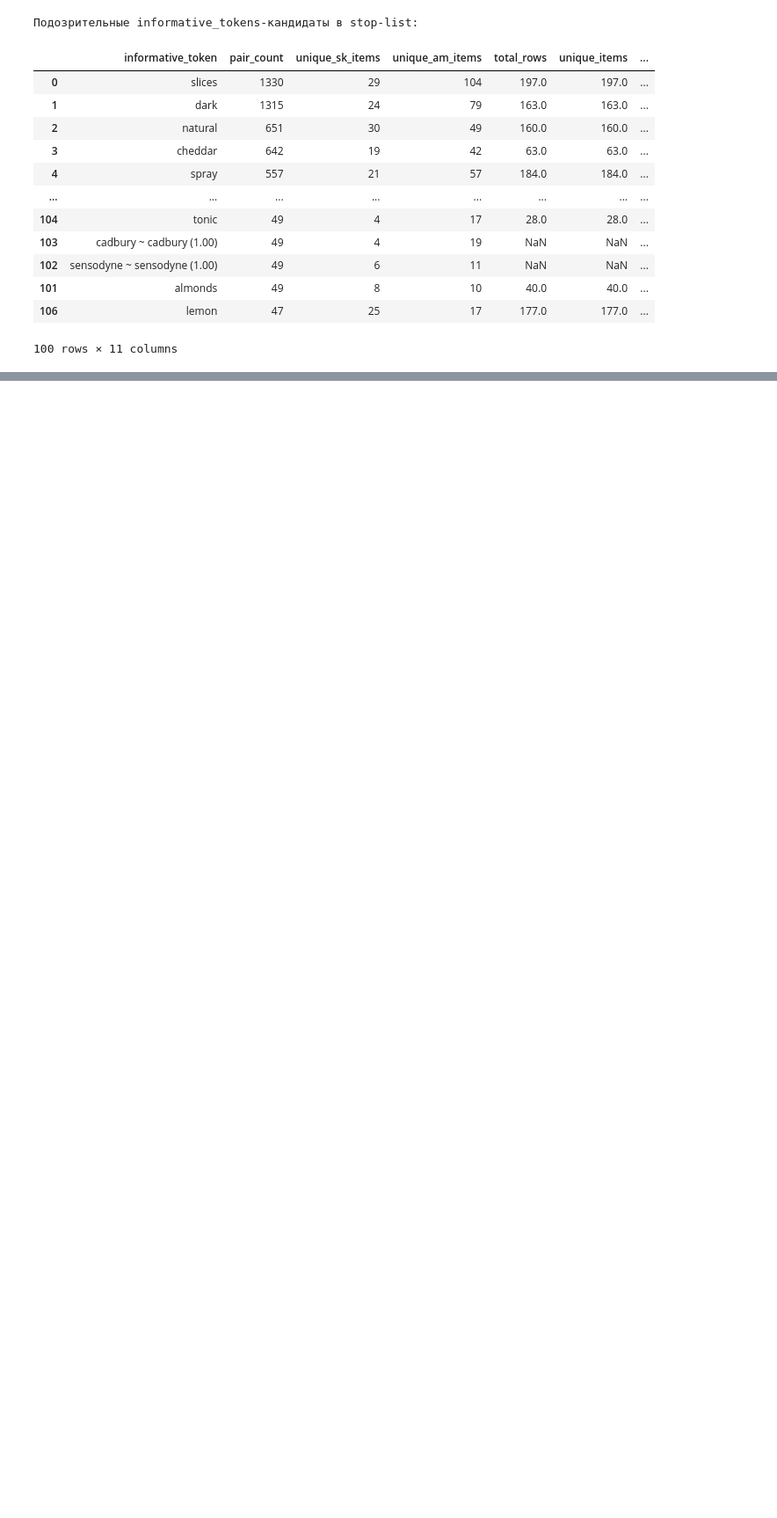
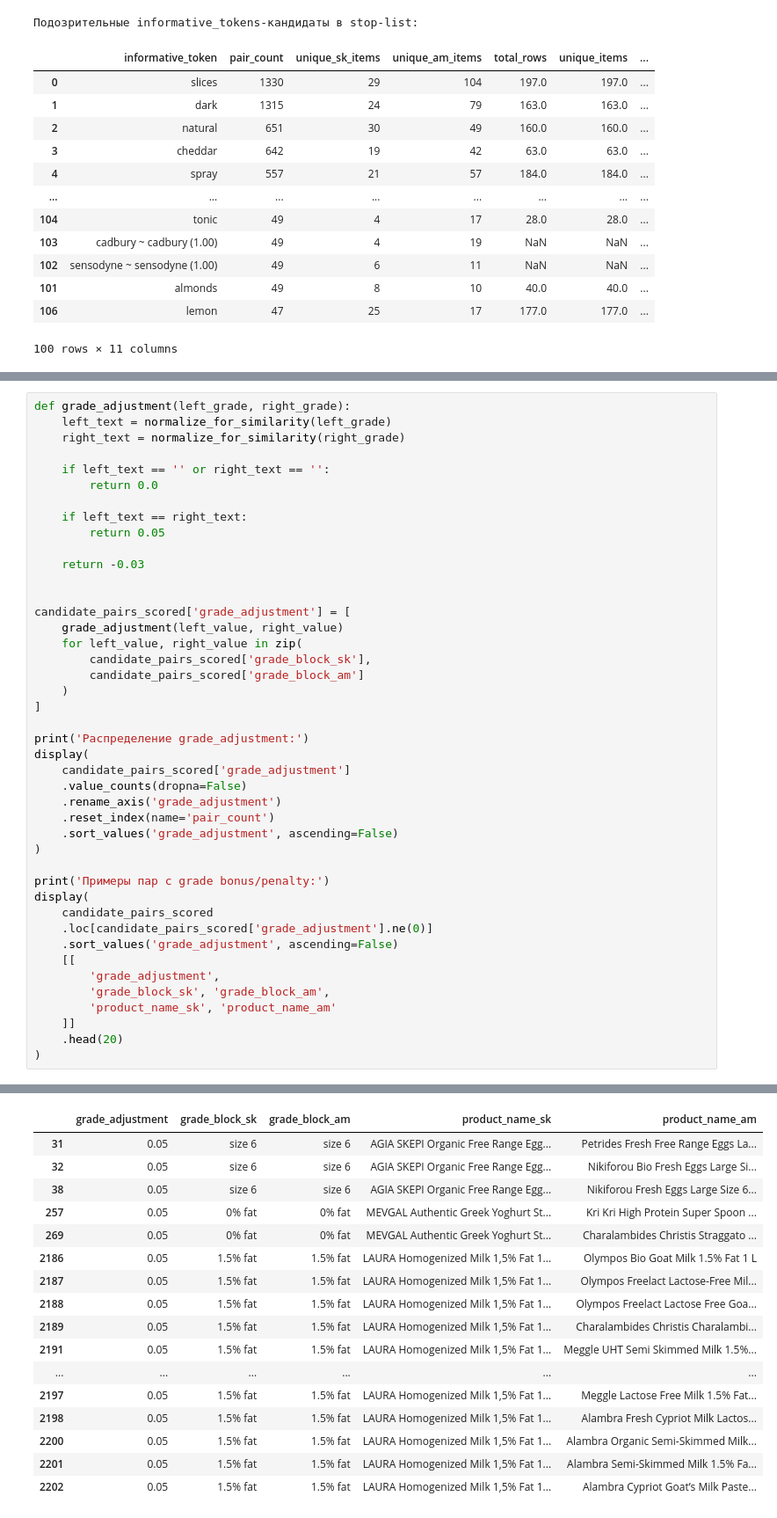
Before and after one commit to valeriyabrovchuk/grocery_price_analysis, a Jupyter notebook: groceries_comparison_limassol.ipynb, the cells around one changed output, grey strips where cells are left out. Shown at 88% size. Saved outputs shown, nothing was run; the diff lists cells and outputs as text; blank space fills up the shorter version.

```diff
--- a/groceries_comparison_limassol.ipynb
+++ b/groceries_comparison_limassol.ipynb
@@ -4113,0 +4614,44 @@ TOP informative_tokens по числу candidate pairs:
+# %%
+def grade_adjustment(left_grade, right_grade):
+    left_text = normalize_for_similarity(left_grade)
+    right_text = normalize_for_similarity(right_grade)
+
+    if left_text == '' or right_text == '':
+        return 0.0
+
+    if left_text == right_text:
+        return 0.05
+
+    return -0.03
+
+
+candidate_pairs_scored['grade_adjustment'] = [
+    grade_adjustment(left_value, right_value)
+    for left_value, right_value in zip(
+        candidate_pairs_scored['grade_block_sk'],
+        candidate_pairs_scored['grade_block_am']
+    )
+]
+
+print('Распределение grade_adjustment:')
+display(
+    candidate_pairs_scored['grade_adjustment']
+    .value_counts(dropna=False)
+    .rename_axis('grade_adjustment')
+    .reset_index(name='pair_count')
+    .sort_values('grade_adjustment', ascending=False)
+)
+
+print('Примеры пар с grade bonus/penalty:')
+display(
+    candidate_pairs_scored
+    .loc[candidate_pairs_scored['grade_adjustment'].ne(0)]
+    .sort_values('grade_adjustment', ascending=False)
+    [[
+        'grade_adjustment',
+        'grade_block_sk', 'grade_block_am',
+        'product_name_sk', 'product_name_am'
+    ]]
+    .head(20)
+)
+# %% [output]
@@ -4113,0 +4663,17 @@ TOP informative_tokens по числу candidate pairs:
+|  | grade_adjustment | grade_block_sk | grade_block_am | product_name_sk | product_name_am |
+| 31 | 0.05 | size 6 | size 6 | AGIA SKEPI Organic Free Range Egg... | Petrides Fresh Free Range Eggs La... |
+| 32 | 0.05 | size 6 | size 6 | AGIA SKEPI Organic Free Range Egg... | Nikiforou Bio Fresh Eggs Large Si... |
+| 38 | 0.05 | size 6 | size 6 | AGIA SKEPI Organic Free Range Egg... | Nikiforou Fresh Eggs Large Size 6... |
+| 257 | 0.05 | 0% fat | 0% fat | MEVGAL Authentic Greek Yoghurt St... | Kri Kri High Protein Super Spoon ... |
+| 269 | 0.05 | 0% fat | 0% fat | MEVGAL Authentic Greek Yoghurt St... | Charalambides Christis Straggato ... |
+| 2186 | 0.05 | 1.5% fat | 1.5% fat | LAURA Homogenized Milk 1,5% Fat 1... | Olympos Bio Goat Milk 1.5% Fat 1 L |
+| 2187 | 0.05 | 1.5% fat | 1.5% fat | LAURA Homogenized Milk 1,5% Fat 1... | Olympos Freelact Lactose-Free Mil... |
+| 2188 | 0.05 | 1.5% fat | 1.5% fat | LAURA Homogenized Milk 1,5% Fat 1... | Olympos Freelact Lactose Free Goa... |
+| 2189 | 0.05 | 1.5% fat | 1.5% fat | LAURA Homogenized Milk 1,5% Fat 1... | Charalambides Christis Charalambi... |
+| 2191 | 0.05 | 1.5% fat | 1.5% fat | LAURA Homogenized Milk 1,5% Fat 1... | Meggle UHT Semi Skimmed Milk 1.5%... |
+| ... | ... | ... | ... | ... | ... |
+| 2197 | 0.05 | 1.5% fat | 1.5% fat | LAURA Homogenized Milk 1,5% Fat 1... | Meggle Lactose Free Milk 1.5% Fat... |
+| 2198 | 0.05 | 1.5% fat | 1.5% fat | LAURA Homogenized Milk 1,5% Fat 1... | Alambra Fresh Cypriot Milk Lactos... |
+| 2200 | 0.05 | 1.5% fat | 1.5% fat | LAURA Homogenized Milk 1,5% Fat 1... | Alambra Organic Semi-Skimmed Milk... |
+| 2201 | 0.05 | 1.5% fat | 1.5% fat | LAURA Homogenized Milk 1,5% Fat 1... | Alambra Semi-Skimmed Milk 1.5% Fa... |
+| 2202 | 0.05 | 1.5% fat | 1.5% fat | LAURA Homogenized Milk 1,5% Fat 1... | Alambra Cypriot Goat’s Milk Paste... |
```
Also changed, not shown: parts of 35 cells of this notebook, 7 other files.
